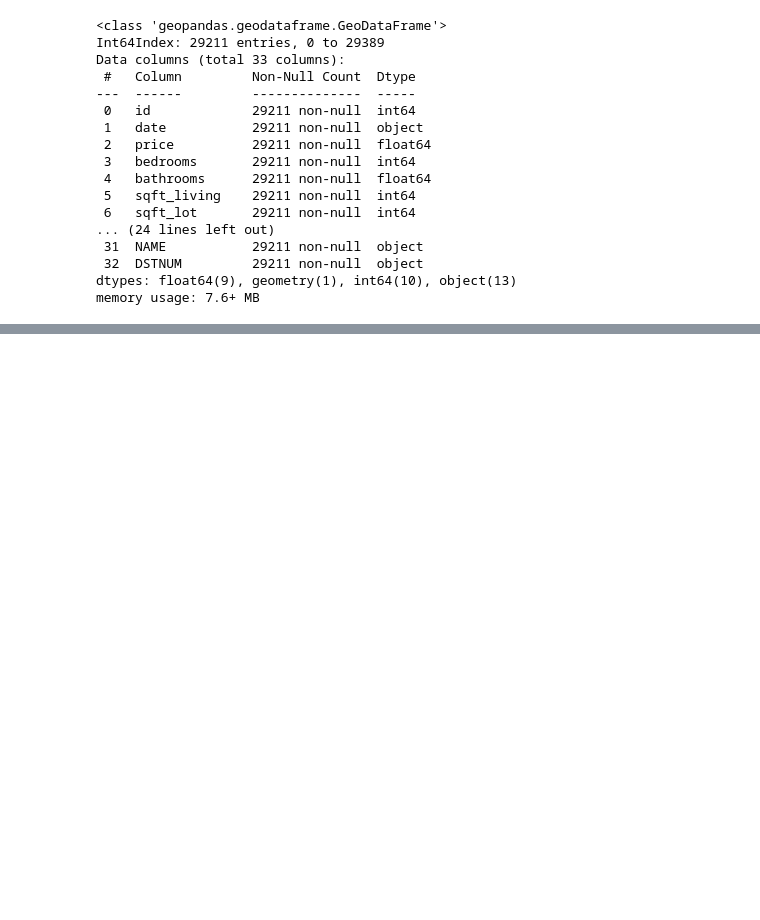
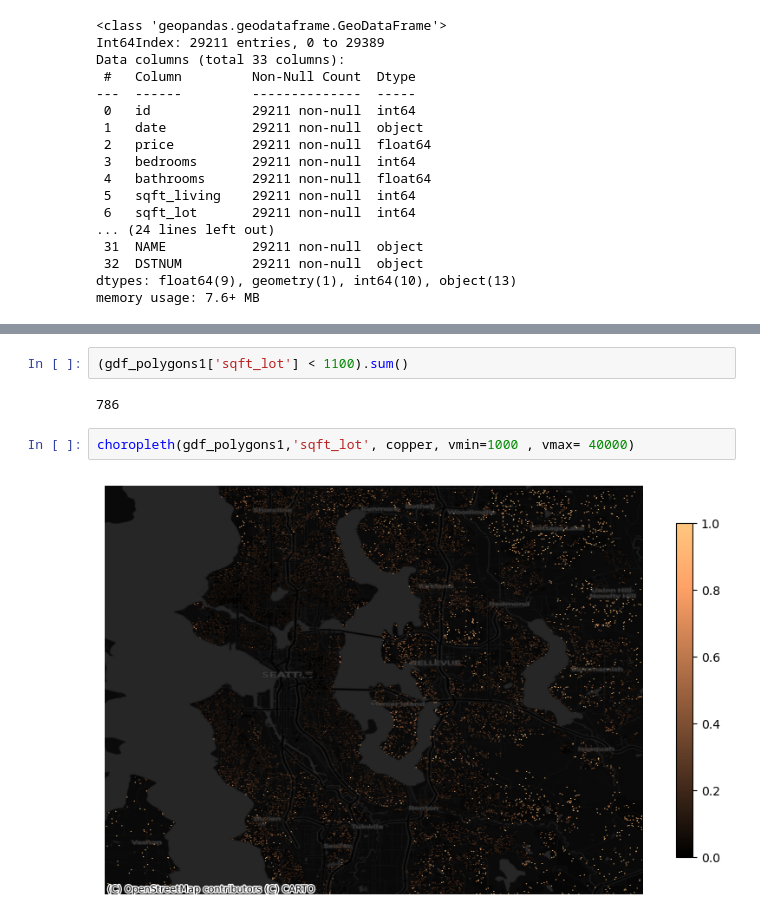
Before and after one commit to KeananG/Folium, a Jupyter notebook: keanan_gis_work/Keanan_gis_code.ipynb, the cells around one changed output, grey strips where cells are left out. Cells and saved outputs as stored; diff of their text form; blank space fills up the shorter version.

```diff
--- a/keanan_gis_work/Keanan_gis_code.ipynb
+++ b/keanan_gis_work/Keanan_gis_code.ipynb
@@ -197,0 +345,8 @@ memory usage: 7.6+ MB
+# %%
+(gdf_polygons1['sqft_lot'] < 1100).sum()
+# %% [output]
+786
+# %%
+choropleth(gdf_polygons1,'sqft_lot', copper, vmin=1000 , vmax= 40000)
+# %% [output]
+[figure, added]
```
Also changed, not shown: parts of 13 cells of this notebook, 8 other files.
